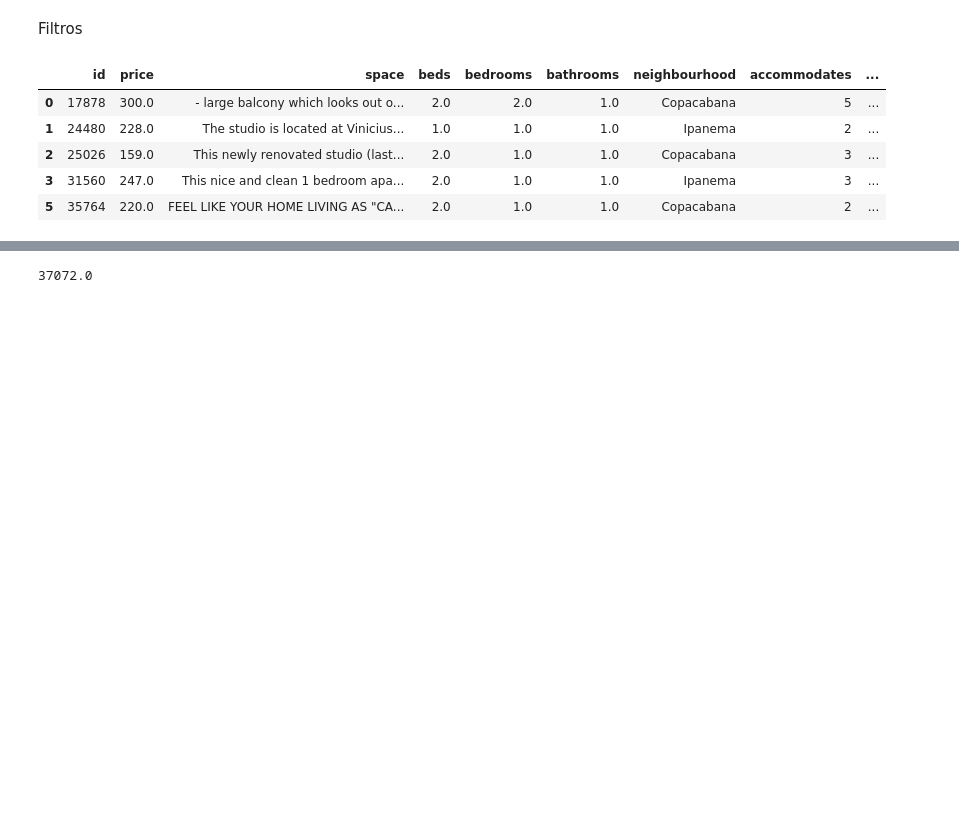
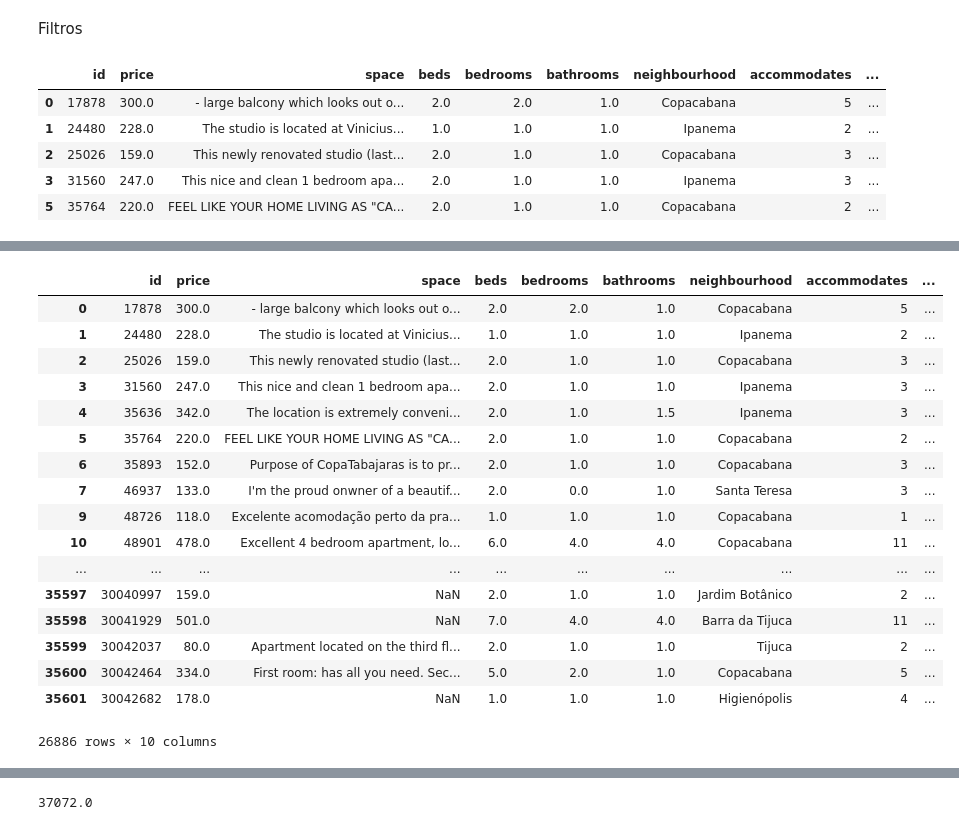
Before and after one commit to franciscodefaria/PythonBasico, a Jupyter notebook: Aula1/Aula1.ipynb, the cells around one changed output, grey strips where cells are left out. Drawn from its saved outputs; the diff is of its cells as text; code cells hidden in the pictures; blank space fills up the shorter version.

```diff
--- a/Aula1/Aula1.ipynb
+++ b/Aula1/Aula1.ipynb
@@ -354,7 +374,7 @@ O **DataFrame** armazena dados numa estrutura retangular. Não necessariamente o
 
 Cada coluna de um **DataFrame** pode ser considerada comom uma **Series**
 # %%
-df = pd.read_csv('dataframe_ex.csv', index_col=0)
+df = pd.read_csv('dataframe_ex.csv')
 df.head()
 # %% [output]
 |  | id | price | space | beds | bedrooms | bathrooms | neighbourhood | accommodates | ... |
@@ -491,0 +523,21 @@ df[df['price']<=300].head()
+# %%
+df[df['price']<=df['price'].mean()]
+# %% [output]
+|  | id | price | space | beds | bedrooms | bathrooms | neighbourhood | accommodates | ... |
+| 0 | 17878 | 300.0 | - large balcony which looks out o... | 2.0 | 2.0 | 1.0 | Copacabana | 5 | ... |
+| 1 | 24480 | 228.0 | The studio is located at Vinicius... | 1.0 | 1.0 | 1.0 | Ipanema | 2 | ... |
+| 2 | 25026 | 159.0 | This newly renovated studio (last... | 2.0 | 1.0 | 1.0 | Copacabana | 3 | ... |
+| 3 | 31560 | 247.0 | This nice and clean 1 bedroom apa... | 2.0 | 1.0 | 1.0 | Ipanema | 3 | ... |
+| 4 | 35636 | 342.0 | The location is extremely conveni... | 2.0 | 1.0 | 1.5 | Ipanema | 3 | ... |
+| 5 | 35764 | 220.0 | FEEL LIKE YOUR HOME LIVING AS "CA... | 2.0 | 1.0 | 1.0 | Copacabana | 2 | ... |
+| 6 | 35893 | 152.0 | Purpose of CopaTabajaras is to pr... | 2.0 | 1.0 | 1.0 | Copacabana | 3 | ... |
+| 7 | 46937 | 133.0 | I'm the proud onwner of a beautif... | 2.0 | 0.0 | 1.0 | Santa Teresa | 3 | ... |
+| 9 | 48726 | 118.0 | Excelente acomodação perto da pra... | 1.0 | 1.0 | 1.0 | Copacabana | 1 | ... |
+| 10 | 48901 | 478.0 | Excellent 4 bedroom apartment, lo... | 6.0 | 4.0 | 4.0 | Copacabana | 11 | ... |
+| ... | ... | ... | ... | ... | ... | ... | ... | ... | ... |
+| 35597 | 30040997 | 159.0 | NaN | 2.0 | 1.0 | 1.0 | Jardim Botânico | 2 | ... |
+| 35598 | 30041929 | 501.0 | NaN | 7.0 | 4.0 | 4.0 | Barra da Tijuca | 11 | ... |
+| 35599 | 30042037 | 80.0 | Apartment located on the third fl... | 2.0 | 1.0 | 1.0 | Tijuca | 2 | ... |
+| 35600 | 30042464 | 334.0 | First room: has all you need. Sec... | 5.0 | 2.0 | 1.0 | Copacabana | 5 | ... |
+| 35601 | 30042682 | 178.0 | NaN | 1.0 | 1.0 | 1.0 | Higienópolis | 4 | ... |
+26886 rows × 10 columns
```
Also changed, not shown: parts of 67 cells of this notebook, 2 other files.
